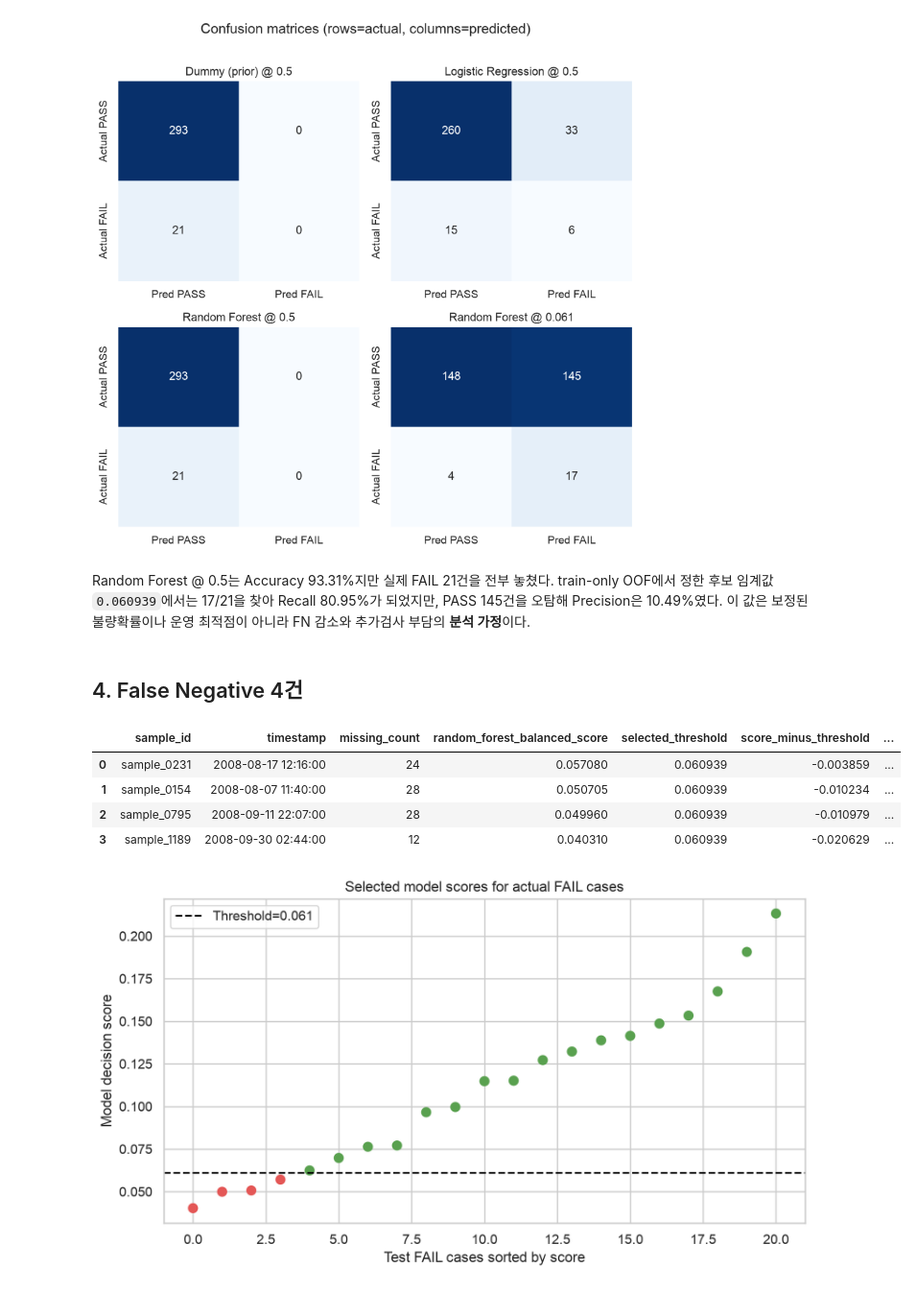
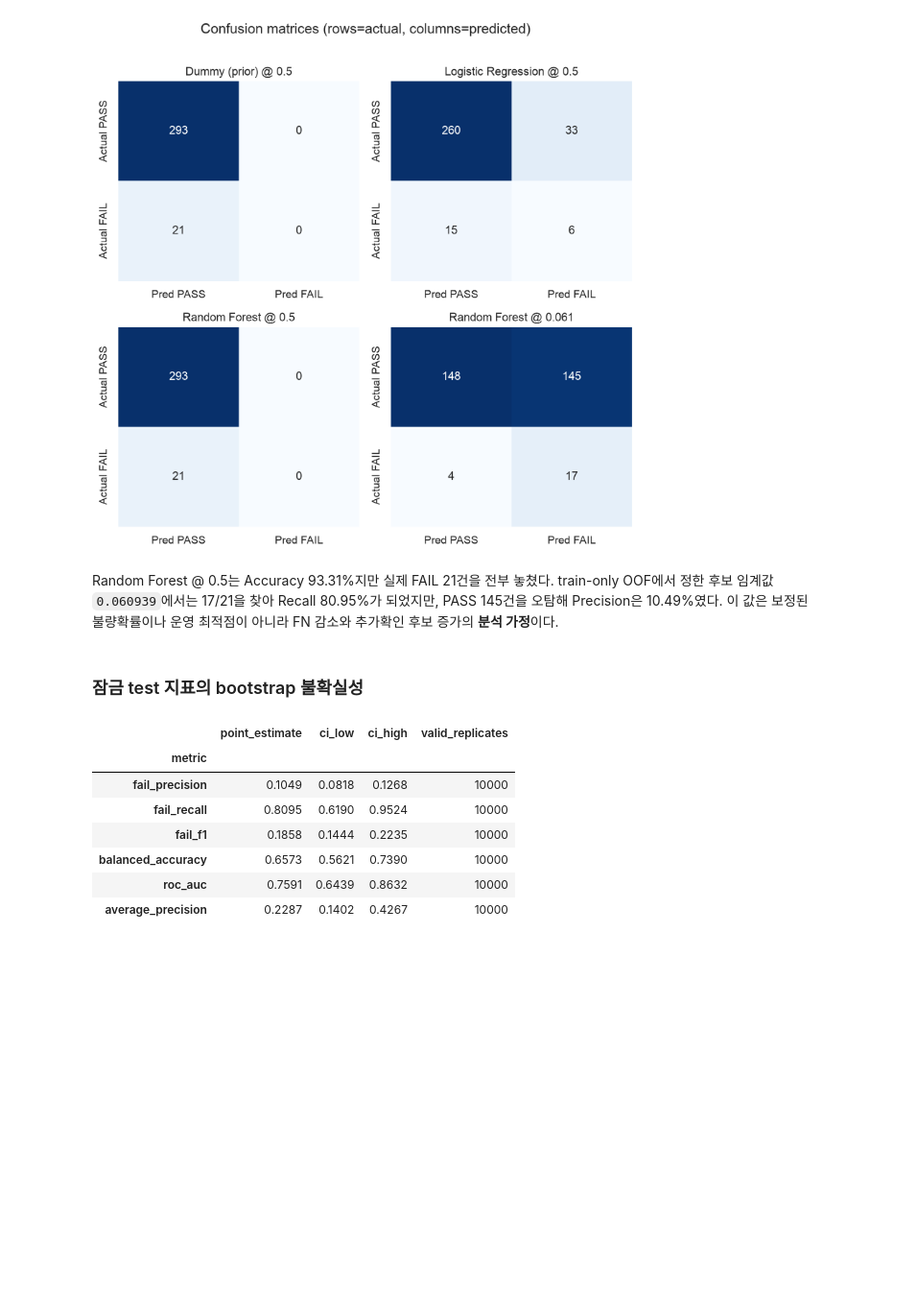
Before and after one commit to nickname529/secom-quality-analysis, a Jupyter notebook: notebooks/secom_quality_analysis.ipynb, the cells around one changed output. Shown at 96% size. Drawn from its saved outputs; the diff is of its cells as text; code cells hidden in the pictures; blank space fills up the shorter version.

```diff
--- a/notebooks/secom_quality_analysis.ipynb
+++ b/notebooks/secom_quality_analysis.ipynb
@@ -191,28 +191,29 @@ display(Image(filename=str(ROOT / "figures" / "05_confusion_matrices.png")))
 # %% [output]
 [figure]
 # %% [markdown]
-Random Forest @ 0.5는 Accuracy 93.31%지만 실제 FAIL 21건을 전부 놓쳤다. train-only OOF에서 정한 후보 임계값 `0.060939`에서는 17/21을 찾아 Recall 80.95%가 되었지만, PASS 145건을 오탐해 Precision은 10.49%였다. 이 값은 보정된 불량확률이나 운영 최적점이 아니라 FN 감소와 추가검사 부담의 **분석 가정**이다.
+Random Forest @ 0.5는 Accuracy 93.31%지만 실제 FAIL 21건을 전부 놓쳤다. train-only OOF에서 정한 후보 임계값 `0.060939`에서는 17/21을 찾아 Recall 80.95%가 되었지만, PASS 145건을 오탐해 Precision은 10.49%였다. 이 값은 보정된 불량확률이나 운영 최적점이 아니라 FN 감소와 추가확인 후보 증가의 **분석 가정**이다.
 # %% [markdown]
-## 4. False Negative 4건
+### 잠금 test 지표의 bootstrap 불확실성
 # %%
-false_negatives = pd.read_csv(ROOT / "results" / "tables" / "false_negatives.csv")
-display(false_negatives[[
-    "sample_id", "timestamp", "missing_count",
-    "random_forest_balanced_score", "selected_threshold",
-    "score_minus_threshold", "top_robust_deviations",
-]])
+bootstrap_ci = pd.read_csv(
+    ROOT / "results" / "tables" / "test_metric_bootstrap_ci.csv"
+).set_index("metric")
+display(bootstrap_ci.loc[[
+    "fail_precision", "fail_recall", "fail_f1", "balanced_accuracy",
+    "roc_auc", "average_precision",
+], ["point_estimate", "ci_low", "ci_high", "valid_replicates"]].round(4))
 
-assert set(false_negatives["sample_id"]) == {
-    "sample_0154", "sample_0231", "sample_0795", "sample_1189"
-}
-assert (false_negatives["random_forest_balanced_score"] < quality_threshold).all()
-
-display(Image(filename=str(ROOT / "figures" / "09_false_negative_scores.png")))
+assert bootstrap_ci.loc["fail_recall", "valid_replicates"] == 10_000
+assert np.isclose(bootstrap_ci.loc["fail_recall", "point_estimate"], 17 / 21)
+assert np.isclose(bootstrap_ci.loc["fail_recall", "ci_low"], 13 / 21)
+assert np.isclose(bootstrap_ci.loc["fail_recall", "ci_high"], 20 / 21)
 # %% [output]
-|  | sample_id | timestamp | missing_count | random_forest_balanced_score | selected_threshold | score_minus_threshold | ... |
-| 0 | sample_0231 | 2008-08-17 12:16:00 | 24 | 0.057080 | 0.060939 | -0.003859 | ... |
-| 1 | sample_0154 | 2008-08-07 11:40:00 | 28 | 0.050705 | 0.060939 | -0.010234 | ... |
-| 2 | sample_0795 | 2008-09-11 22:07:00 | 28 | 0.049960 | 0.060939 | -0.010979 | ... |
-| 3 | sample_1189 | 2008-09-30 02:44:00 | 12 | 0.040310 | 0.060939 | -0.020629 | ... |
+|  | point_estimate | ci_low | ci_high | valid_replicates |
+| metric |  |  |  |  |
+| fail_precision | 0.1049 | 0.0818 | 0.1268 | 10000 |
+| fail_recall | 0.8095 | 0.6190 | 0.9524 | 10000 |
+| fail_f1 | 0.1858 | 0.1444 | 0.2235 | 10000 |
+| balanced_accuracy | 0.6573 | 0.5621 | 0.7390 | 10000 |
+| roc_auc | 0.7591 | 0.6439 | 0.8632 | 10000 |
+| average_precision | 0.2287 | 0.1402 | 0.4267 | 10000 |
-[figure, removed]
 # %% [markdown]
```
Also changed, not shown: parts of 20 cells of this notebook, 22 other files.
